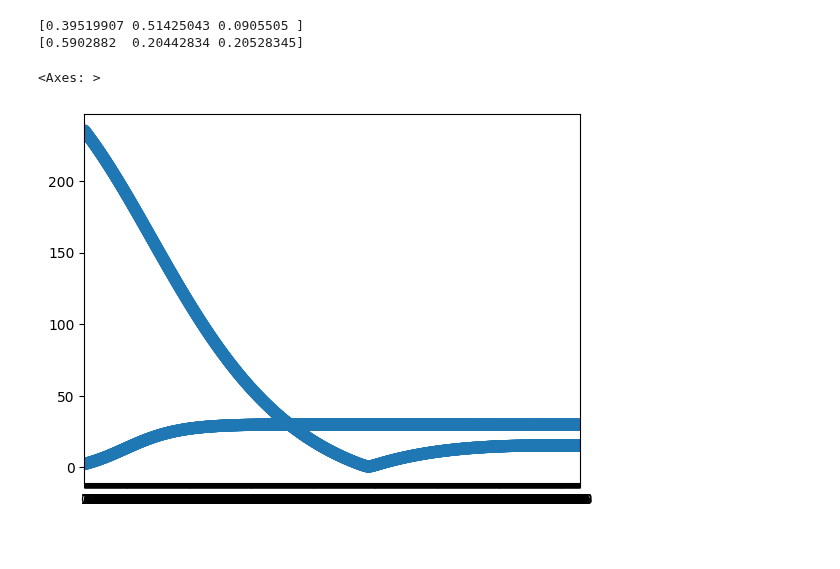
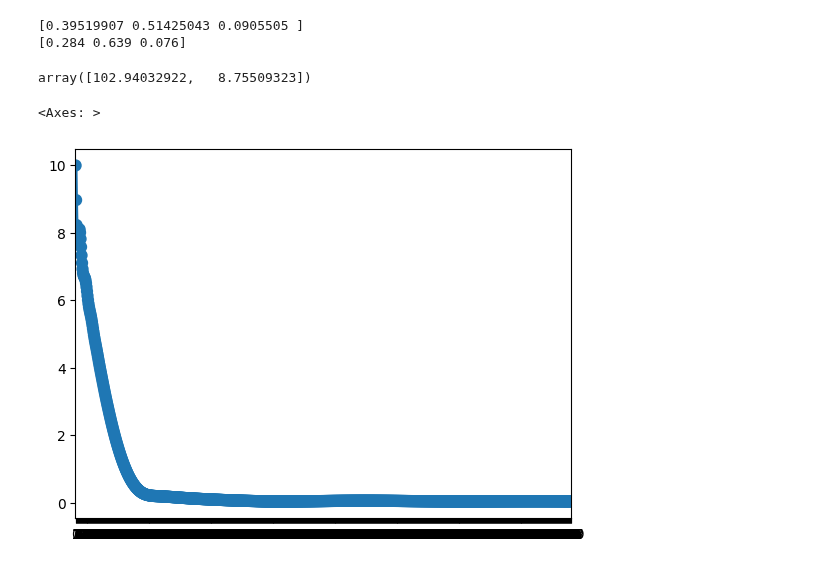
Before and after one commit to caravagnalab/pybascule, a Jupyter notebook: test.ipynb, the cells around one changed output. Saved outputs shown, nothing was run; the diff lists cells and outputs as text; code cells hidden in the pictures.

```diff
--- a/test.ipynb
+++ b/test.ipynb
@@ -81,18 +107,24 @@ sklearn.metrics.normalized_mutual_info_score(fitted_grps, init_grps)
 # print(obj_clust.params["alpha_prior"])
 # %%
 print(obj_clust.init_params["pi"])
-print(obj_clust.params["pi"])
+print(np.round(obj_clust.params["pi"], decimals=3))
 # %% [output]
 [0.39519907 0.51425043 0.0905505 ]
-[0.5902882  0.20442834 0.20528345]
+[0.284 0.639 0.076]
+# %%
+obj_clust.params["scale_factor_matrix"]
+# %% [output]
+array([102.94032922,   8.75509323])
 # %%
-sns.pointplot(y=obj_clust.gradient_norms["AutoDelta.beta_pi"],
+# sns.pointplot(y=obj_clust.gradient_norms["AutoDelta.beta_pi"],
+#               x=np.arange(1000))
+sns.pointplot(y=obj_clust.gradient_norms["AutoDelta.scale_factor_centroid"],
               x=np.arange(1000))
-sns.pointplot(y=obj_clust.gradient_norms["AutoDelta.latent_class"],
-              x=np.arange(1000))
+# sns.pointplot(y=obj_clust.gradient_norms["AutoDelta.latent_class"],
+#               x=np.arange(1000))
 # %% [output]
 <Axes: >
-[figure, old version]
+[figure, new version]
 # %%
 print(obj_clust.groups)
 print(obj_clust.init_params["init_clusters"])
```
Also changed, not shown: parts of 4 cells of this notebook, 1 other file.
